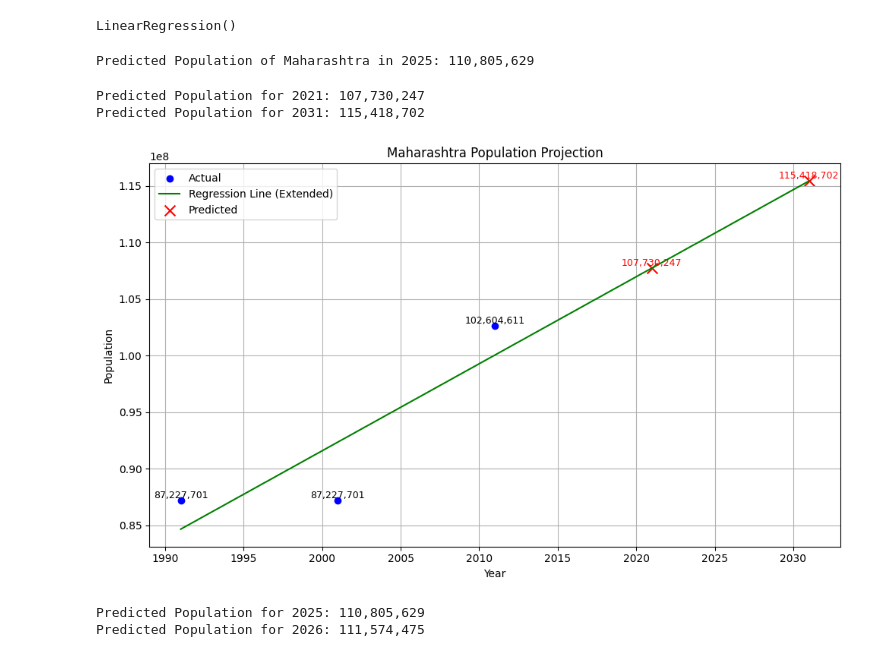
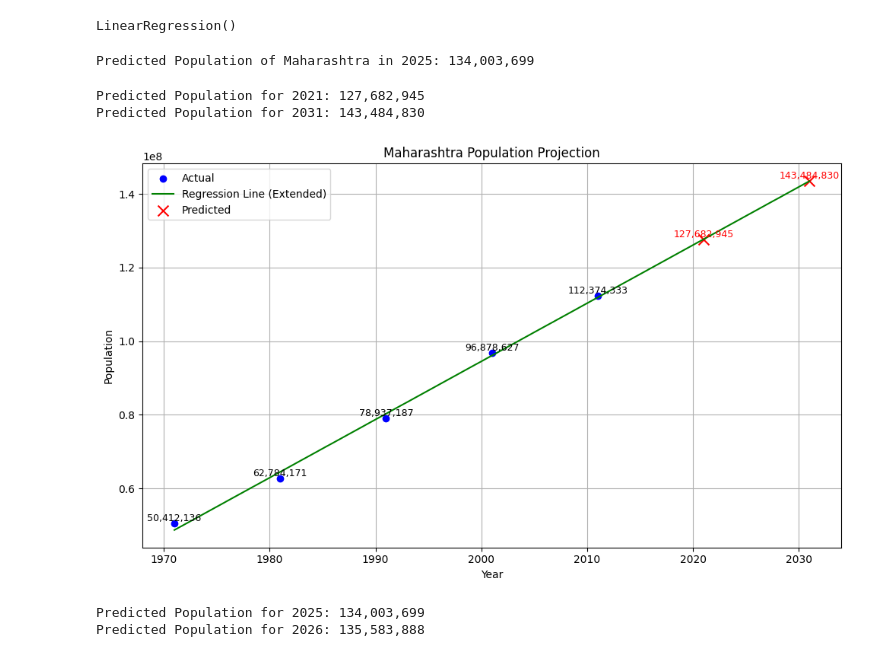
Before and after one commit to MrSaltyFish/census-data-analytics, a Jupyter notebook: Maharashtra_Comparison.ipynb, the cells around one changed output. Saved outputs shown, nothing was run; the diff lists cells and outputs as text; code cells hidden in the pictures.

```diff
--- a/Maharashtra_Comparison.ipynb
+++ b/Maharashtra_Comparison.ipynb
@@ -809,14 +807,25 @@ plt.show()
 Let us see what the population of Maharashtra was for 2001 and 2011
 # %%
 # For 1991
-total_pop_1991 = age_workforce_01['Population_Persons'].astype(int).sum()
-print(f"Total Population of Maharashtra (1991): {total_pop_1991:,}")
+total_pop_1971 = 50412136
+print(f"Total Population of Maharashtra (1971): {total_pop_1971:,}")                # Official Source: 50,412,136
+
+# For 1991
+total_pop_1981 = 62784171
+print(f"Total Population of Maharashtra (1981): {total_pop_1981:,}")                # Official Source: 62,784,171
+
+# For 1991
+total_pop_1991 = age_workforce_91['Population_Persons'].astype(int).sum()
+total_pop_1991 = 78937187
+print(f"Total Population of Maharashtra (1991): {total_pop_1991:,}")                # Official Source: 78,937,187
 
 # For 2001
 total_pop_2001 = age_workforce_01['Population_Persons'].astype(int).sum()
-print(f"Total Population of Maharashtra (2001): {total_pop_2001:,}")
+total_pop_2001 = 96878627
+print(f"Total Population of Maharashtra (2001): {total_pop_2001:,}")                # Official Source: 96,878,627
 
 # For 2011
 total_pop_2011 = age_workforce_11['Population_Persons'].astype(int).sum()
-print(f"Total Population of Maharashtra (2011): {total_pop_2011:,}")
+total_pop_2011 = 112374333
+print(f"Total Population of Maharashtra (2011): {total_pop_2011:,}")                # Official Source: 112,374,333
 # %% [output]
@@ -830,11 +841,13 @@ import numpy as np
 import matplotlib.pyplot as plt
 from sklearn.linear_model import LinearRegression
 # %%
+# Source: https://censusindia.gov.in/census.website/node/481
+
 # Independent variable (year)
-X = np.array([[1991], [2001], [2011]])
+X = np.array([[1971], [1981], [1991], [2001], [2011]])
 
 # Dependent variable (total population)
-y = np.array([total_pop_1991, total_pop_2001, total_pop_2011])
+y = np.array([total_pop_1971, total_pop_1981, total_pop_1991, total_pop_2001, total_pop_2011])
 # %%
 model = LinearRegression()
 model.fit(X, y)
@@ -846,7 +859,7 @@ predicted_population = model.predict(year_to_predict)
 
 print(f"Predicted Population of Maharashtra in 2025: {int(predicted_population[0]):,}")
 # %% [output]
-Predicted Population of Maharashtra in 2025: 110,805,629
+Predicted Population of Maharashtra in 2025: 134,003,699
 # %%
 # Predict future years
 future_years = np.array([[2021], [2031]])
@@ -856,41 +869,41 @@ predictions = model.predict(future_years)
 for year, pop in zip(future_years.flatten(), predictions):
     print(f"Predicted Population for {year}: {int(pop):,}")
 # %% [output]
-Predicted Population for 2021: 107,730,247
-Predicted Population for 2031: 115,418,702
+Predicted Population for 2021: 127,682,945
+Predicted Population for 2031: 143,484,830
 # %%
 plt.figure(figsize=(10, 6))
 
 # Extended range for regression line (e.g., from 1991 to 2031)
-x_range = np.linspace(1991, 2031, 100).reshape(-1, 1)
+x_range = np.linspace(1971, 2031, 100).reshape(-1, 1)
 y_range = model.predict(x_range)
 
 # Plot actual data
 plt.scatter(X, y, color='blue', label='Actual')
 
 # Plot regression line over full range
 plt.plot(x_range, y_range, color='green', label='Regression Line (Extended)')
 
 # Plot predictions
 plt.scatter(future_years, predictions, color='red', marker='x', s=100, label='Predicted')
 
 # Titles and labels
 plt.title('Maharashtra Population Projection')
 plt.xlabel('Year')
 plt.ylabel('Population')
 plt.legend()
 plt.grid(True)
 plt.tight_layout()
 
 # Add value labels
 for i, txt in enumerate(y):
     plt.text(X[i], y[i], f'{txt:,}', fontsize=9, va='bottom', ha='center')
 for i, txt in enumerate(predictions):
     plt.text(future_years[i], txt, f'{int(txt):,}', fontsize=9, va='bottom', ha='center', color='red')
 
 plt.show()
 # %% [output]
-[figure, old version]
+[figure, new version]
 # %%
 # Predict population for a specific year (e.g., 2026)
 specific_year_1 = 2025
@@ -902,5 +915,5 @@ predicted_population_2 = model.predict(np.array([[specific_year_2]]))[0]
 print(f"Predicted Population for {specific_year_1}: {int(predicted_population_1):,}")
 print(f"Predicted Population for {specific_year_2}: {int(predicted_population_2):,}")
 # %% [output]
-Predicted Population for 2025: 110,805,629
-Predicted Population for 2026: 111,574,475
+Predicted Population for 2025: 134,003,699
+Predicted Population for 2026: 135,583,888
```
Also changed, not shown: parts of 2 cells of this notebook.
